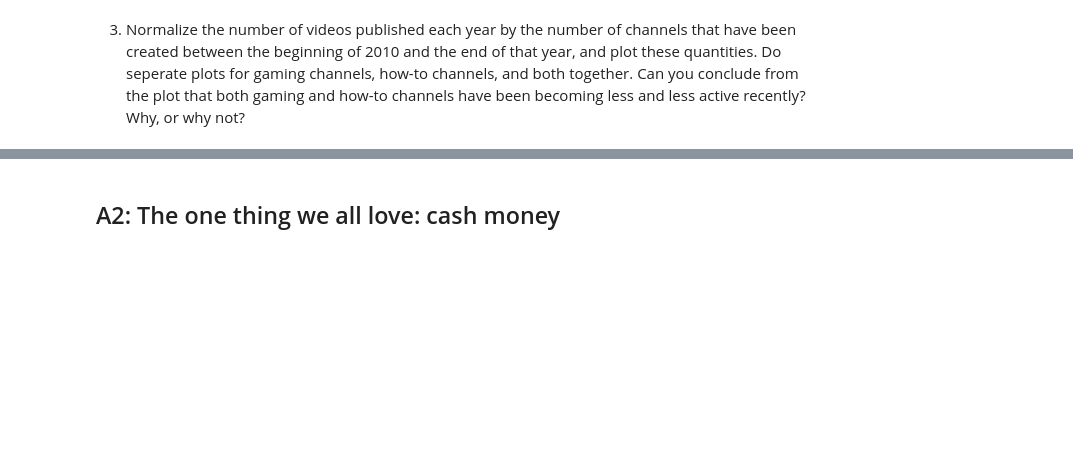
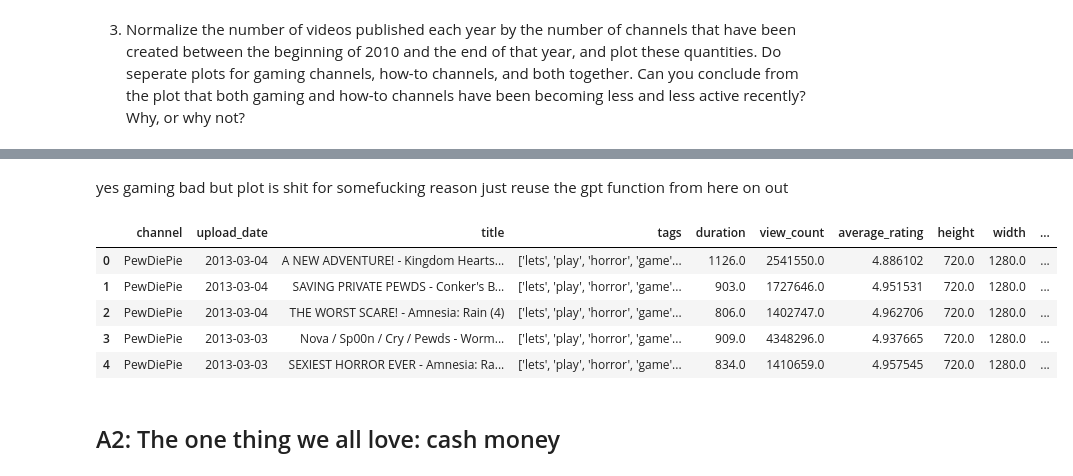
Before and after one commit to kabdelno/PersonalRepo-CS401, a Jupyter notebook: ExamPrep/Old Exams/2019/exam.ipynb, the cells around one changed output, grey strips where cells are left out. Drawn from its saved outputs; the diff is of its cells as text; code cells hidden in the pictures; blank space fills up the shorter version.

```diff
--- a/ExamPrep/Old Exams/2019/exam.ipynb
+++ b/ExamPrep/Old Exams/2019/exam.ipynb
@@ -131,3 +218,15 @@ la question n'était pas claire mais au moins c'est fait.
+# %% [markdown]
+yes gaming bad but plot is shit for somefucking reason
+just reuse the gpt function from here on out
+# %%
+youtube.head()
+# %% [output]
+|  | channel | upload_date | title | tags | duration | view_count | average_rating | height | width | ... |
+| 0 | PewDiePie | 2013-03-04 | A NEW ADVENTURE! - Kingdom Hearts... | ['lets', 'play', 'horror', 'game'... | 1126.0 | 2541550.0 | 4.886102 | 720.0 | 1280.0 | ... |
+| 1 | PewDiePie | 2013-03-04 | SAVING PRIVATE PEWDS - Conker's B... | ['lets', 'play', 'horror', 'game'... | 903.0 | 1727646.0 | 4.951531 | 720.0 | 1280.0 | ... |
+| 2 | PewDiePie | 2013-03-04 | THE WORST SCARE! - Amnesia: Rain (4) | ['lets', 'play', 'horror', 'game'... | 806.0 | 1402747.0 | 4.962706 | 720.0 | 1280.0 | ... |
+| 3 | PewDiePie | 2013-03-03 | Nova / Sp00n / Cry / Pewds - Worm... | ['lets', 'play', 'horror', 'game'... | 909.0 | 4348296.0 | 4.937665 | 720.0 | 1280.0 | ... |
+| 4 | PewDiePie | 2013-03-03 | SEXIEST HORROR EVER - Amnesia: Ra... | ['lets', 'play', 'horror', 'game'... | 834.0 | 1410659.0 | 4.957545 | 720.0 | 1280.0 | ... |
 # %% [markdown]
 ## A2: The one thing we all love: cash money
 # %% [markdown]
```
Also changed, not shown: parts of 46 cells of this notebook, 6 other files.
